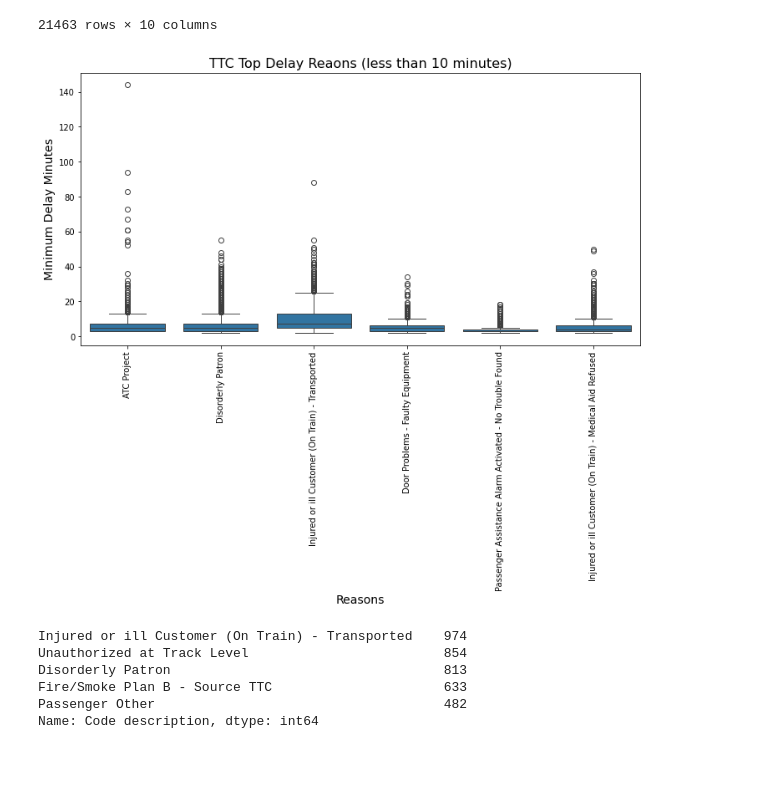
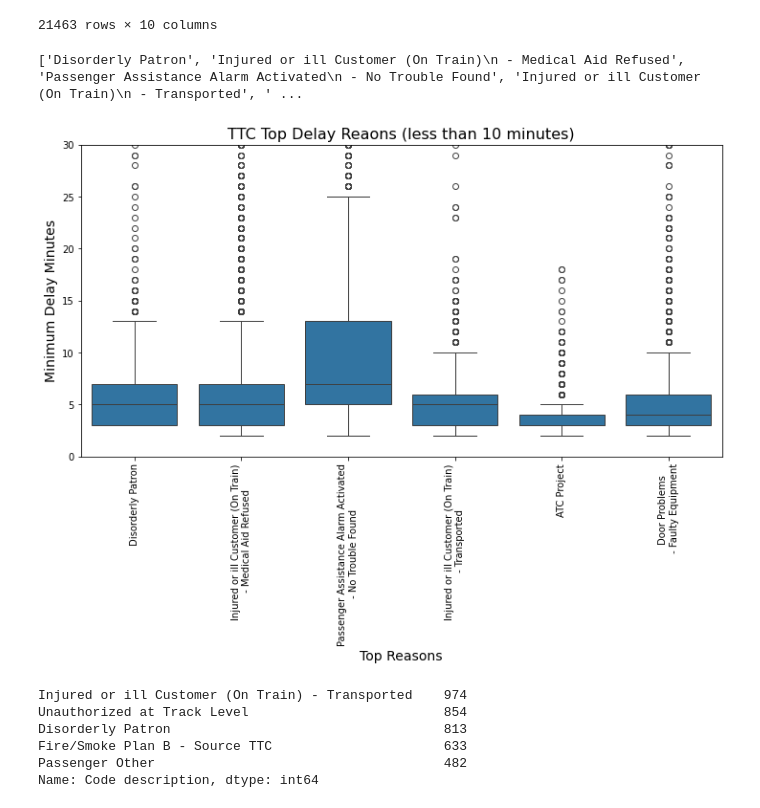
Before and after one commit to YuqiHu/TTC_Subway_Delay_Analysis, a Jupyter notebook: TTC_delay_data.ipynb, the cells around one changed output. Drawn from its saved outputs; the diff is of its cells as text; code cells hidden in the pictures; blank space fills up the shorter version.

Commit message:
updated the yearly delay data analysis

```diff
--- a/TTC_delay_data.ipynb
+++ b/TTC_delay_data.ipynb
@@ -227,7 +227,7 @@ delayed_data["Line"] = delayed_data["Line"].replace(['YU', 'YONGE UNIVERSITY SER
                                                      'BLOOR-DANFORTH', 'BLOOR - DANFORTH',
                                                      'BD LINE 2', 'BLOOR DANFORTH', 'BLOOR DANFORTH LINE',
                                                      ] ,"YUS")
-delayed_data["Line"] = delayed_data["Line"].replace(['SHEPPARD'] ,'SHP')
+delayed_data["Line"] = delayed_data["Line"].replace(['SHEPPARD', 'SHEP'] ,'SHP')
 
 delayed_data["Line"].unique()
 # %% [output]
@@ -246,7 +246,7 @@ array(['YUS', 'BD', 'SRT', 'SHP', 'YU/BD', nan, '999', '16 MCCOWAN',
        '129 MCCOWAN NORTH', '85 SHEPPARD EAST'], dtype=object)
 # %%
 # Filter subway lines out
-delayed_data = delayed_data[delayed_data["Line"].isin(['YUS', 'BD', 'SRT', 'SHP', 'YU/BD', 'RT', 'SHEP', 'LINE 2 SHUTTLE', 'YU/SHEP'])]
+delayed_data = delayed_data[delayed_data["Line"].isin(['YUS', 'BD', 'SRT', 'SHP', 'YU/BD', 'YU/SHEP'])]
 delayed_data.head()
 # %% [output]
 |  | Day | Station | Code | Min Delay | Min Gap | Bound | Line | Vehicle | Code description | ... |
@@ -539,14 +814,18 @@ top_short_delay_time
 21463 rows × 10 columns
 # %%
 plt.figure(figsize = (12, 6))
+formatted_legend = ['\n - '.join(s.split(' - ')) if ' - ' in s else s for s in top_short_delay_reasons]
+print(formatted_legend)
 sns.boxplot(x=top_short_delay_time["Code description"], y=top_short_delay_time["Min Delay"])
 plt.title("TTC Top Delay Reaons (less than 10 minutes)", fontsize = 16)
-plt.xlabel("Reasons", fontsize = 14)
+plt.xlabel("Top Reasons", fontsize = 14)
 plt.ylabel("Minimum Delay Minutes", fontsize = 14)
-plt.xticks(rotation = 90)
+plt.xticks(range(len(formatted_legend)), formatted_legend, rotation = 90)
+plt.ylim(0,30)
 plt.show()
 # %% [output]
+['Disorderly Patron', 'Injured or ill Customer (On Train)\n - Medical Aid Refused', 'Passenger Assistance Alarm Activated\n - No Trouble Found', 'Injured or ill Customer (On Train)\n - Transported', ' ...
-[figure, old version]
+[figure, new version]
 # %%
 # Top delay reasons more than 10 minutes
 long_delay_reason = real_delay[real_delay["Min Delay"] > 10]["Code description"].value_counts()
```
Also changed, not shown: parts of 34 cells of this notebook.
